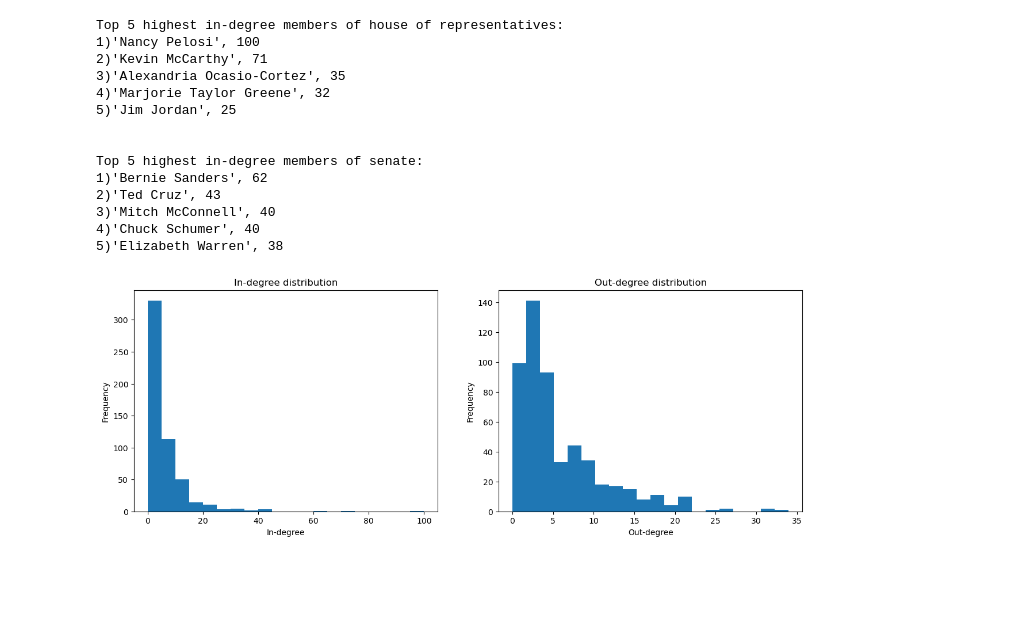
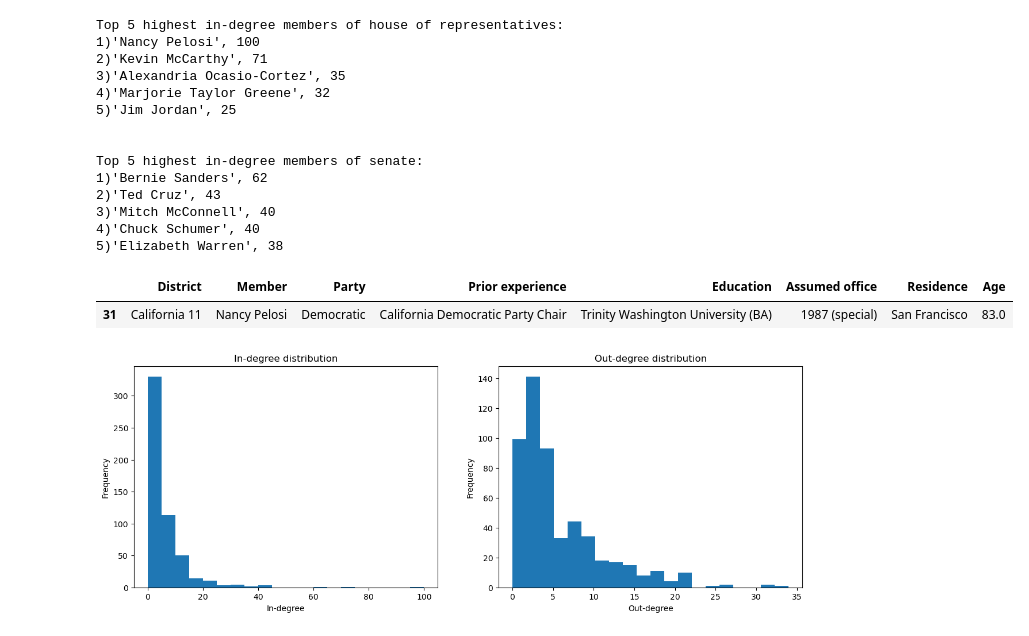
Before and after one commit to s185231/02805_SocialGraphs, a Jupyter notebook: project_assigment_B.ipynb, the cells around one changed output. Saved outputs shown, nothing was run; the diff lists cells and outputs as text; code cells hidden in the pictures; blank space fills up the shorter version.

```diff
--- a/project_assigment_B.ipynb
+++ b/project_assigment_B.ipynb
@@ -153,6 +155,11 @@ Top 5 highest in-degree members of senate:
 3)'Mitch McConnell', 40
 4)'Chuck Schumer', 40
 5)'Elizabeth Warren', 38
+# %%
+house_df.loc[house_df["Member"] == "Nancy Pelosi"]
+# %% [output]
+|  | District | Member | Party | Prior experience | Education | Assumed office | Residence | Age |
+| 31 | California 11 | Nancy Pelosi | Democratic | California Democratic Party Chair | Trinity Washington University (BA) | 1987 (special) | San Francisco | 83.0 |
 # %%
 # Make histogram of in and out degree graph
 plt.figure(figsize=(15,5))
```
Also changed, not shown: parts of 14 cells of this notebook.
